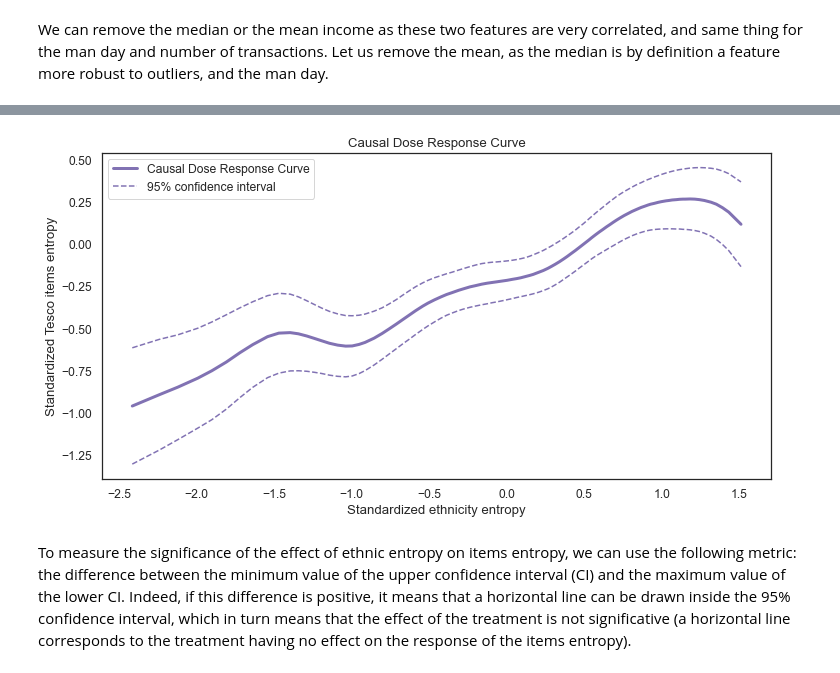
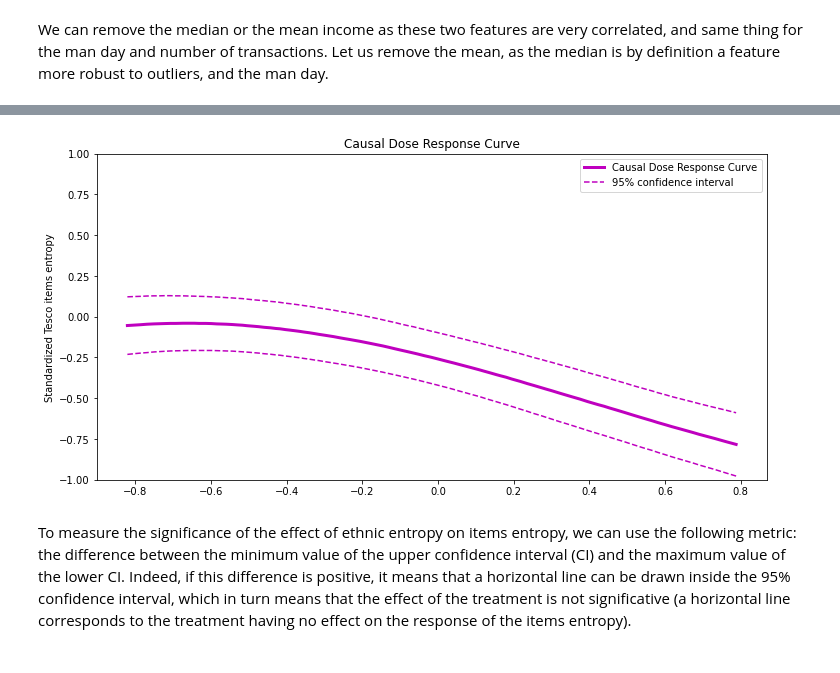
Before and after one commit to epfl-ada/ada-2020-project-milestone-p3-p3_enchiladas, a Jupyter notebook: Correlations_NB.ipynb, the cells around one changed output, grey strips where cells are left out. Cells and saved outputs as stored; diff of their text form; code cells hidden in the pictures.

Commit message:
Some correction for correlation

```diff
--- a/Correlations_NB.ipynb
+++ b/Correlations_NB.ipynb
@@ -364,10 +374,12 @@ filtered_df.shape
 # %%
+"""
 to_remove = ['Household_Composition;',
              'Household_Language;',
              'Religion;',
              'Tenure;',
              'Dwelling_type;',
-             'Economic_Activity;',
+             'Economic_Activity;Economically',
+             'Economic_Activity;Unemployment',
              'Qualifications;',
              'Health;',
              'Car_or_van_availability;',
@@ -381,5 +393,6 @@ for col in filtered_df.columns:
 filtered_df.drop(to_drop, axis=1, inplace=True)
 
 filtered_df
+"""
 # %% [output]
 |  | h_items_norm | Ethnic_Group;h_ethnicities_norm;2011 | h_age | h_car_avail | h_health | h_qualif | h_eco_activity | ... |
@@ -479,7 +509,7 @@ sorted_correl_df.head(15)
 # %% [markdown]
 Let's keep the top N features for the General Propensity Score computation.
 # %%
-main_features = sorted_correl_df.head(10)['feature'].tolist()
+main_features = sorted_correl_df.head(30)['feature'].tolist()
 main_features.append('h_items_norm')
 features_df = std_df[main_features]
 features_df.columns
@@ -520,8 +562,8 @@ g.map_upper(corrdot)
 # %% [markdown]
 We can remove the median or the mean income as these two features are very correlated, and same thing for the man day and number of transactions. Let us remove the mean, as the median is by definition a feature more robust to outliers, and the man day.
 # %%
-features_df.drop('mean_household_income', axis=1, inplace=True)
-features_df.drop('man_day', axis=1, inplace=True)
+#features_df.drop('mean_household_income', axis=1, inplace=True)
+#features_df.drop('man_day', axis=1, inplace=True)
 
 features_df
 # %% [output]
@@ -547,8 +585,8 @@ from causal_curve import GPS
 # %%
 gps = GPS(gps_family=None,
           treatment_grid_num=100,
-          lower_grid_constraint=0.01,
-          upper_grid_constraint=0.99,
+          lower_grid_constraint=0.2,
+          upper_grid_constraint=0.8,
           spline_order=3,
           n_splines=15, # maximum number of turning points (knots) to be used during the smoothing process
           lambda_=0.5,
@@ -558,10 +596,12 @@ gps = GPS(gps_family=None,
 
 features = features_df.columns.to_list()
 features.remove('h_items_norm')
-features.remove('h_ethnic')
+#features.remove('h_ethnic')
+treat_feat = 'avg_age'
+features.remove(treat_feat)
 
 # Fits the causal dose-response model.
-gps.fit(T = features_df['h_ethnic'],
+gps.fit(T = std_df[treat_feat],
         X = features_df[features],
         y = features_df['h_items_norm'])
 # %%
@@ -577,20 +610,21 @@ gps_results.head()
 # %%
 #### THE RESULTS CHANGE A LOT DEPENDING ON THE NUMBER OF SPLINES ###
 
 fig, ax = plt.subplots(figsize=(12,6))
 #plt.scatter(h_ethnicity_stand, stand_df['h_items'], s=1, zorder=1)
 plt.plot(gps_results['Treatment'], gps_results['Causal_Dose_Response'], label='Causal Dose Response Curve',
          c='m', linewidth=3)
 plt.plot(gps_results['Treatment'], gps_results['Lower_CI'], 'm--', label='95% confidence interval')
 plt.plot(gps_results['Treatment'], gps_results['Upper_CI'], 'm--')
-#plt.ylim(-1,1)
+#plt.scatter(features_df['h_items_norm'],std_df['born_UK'], s=1);
+plt.ylim(-1,1)
 ax.legend()
 plt.title('Causal Dose Response Curve') # estimated average dose response function ?
-plt.xlabel('Standardized ethnicity entropy')
+#plt.xlabel('Standardized born UK')
 plt.ylabel('Standardized Tesco items entropy')
 plt.show()
 # %% [output]
-[figure, old version]
+[figure, new version]
 # %% [markdown]
 To measure the significance of the effect of ethnic entropy on items entropy, we can use the following metric: the difference between the minimum value of the upper confidence interval (CI) and the maximum value of the lower CI. Indeed, if this difference is positive, it means that a horizontal line can be drawn inside the 95% confidence interval, which in turn means that the effect of the treatment is not significative (a horizontal line corresponds to  the treatment having no effect on the response of the items entropy).
 # %%
```
Also changed, not shown: parts of 16 cells of this notebook.
